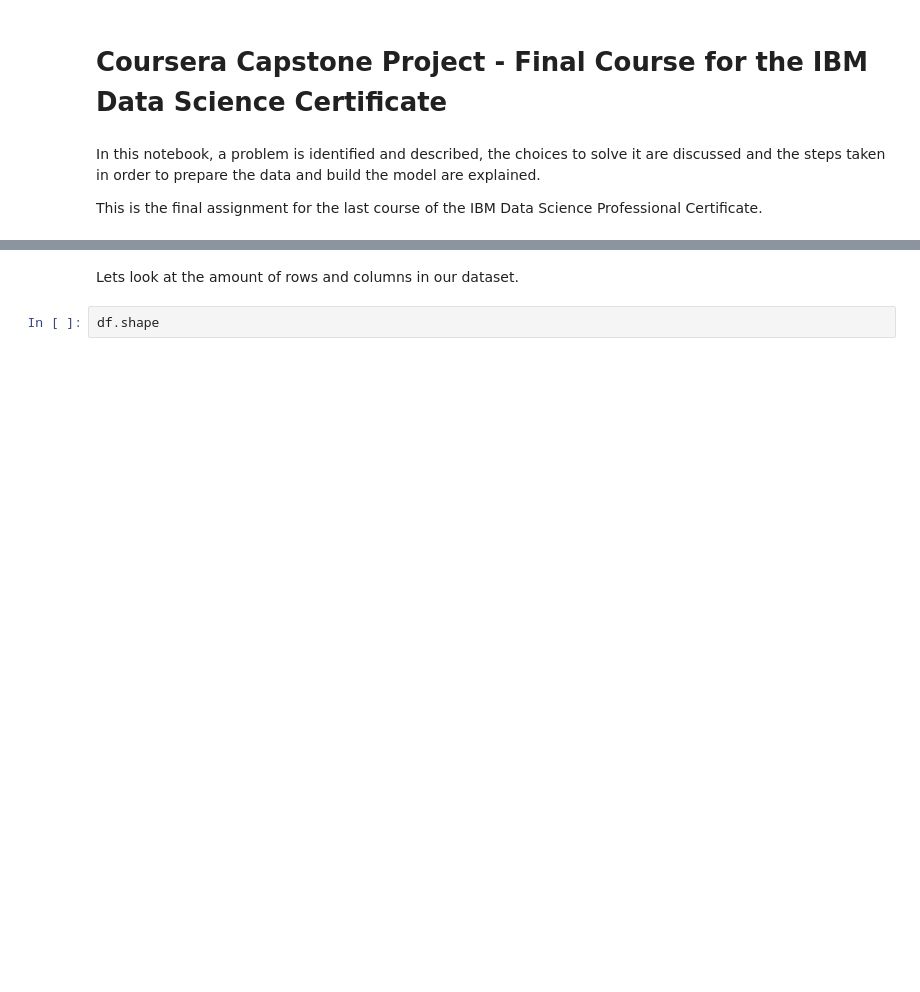
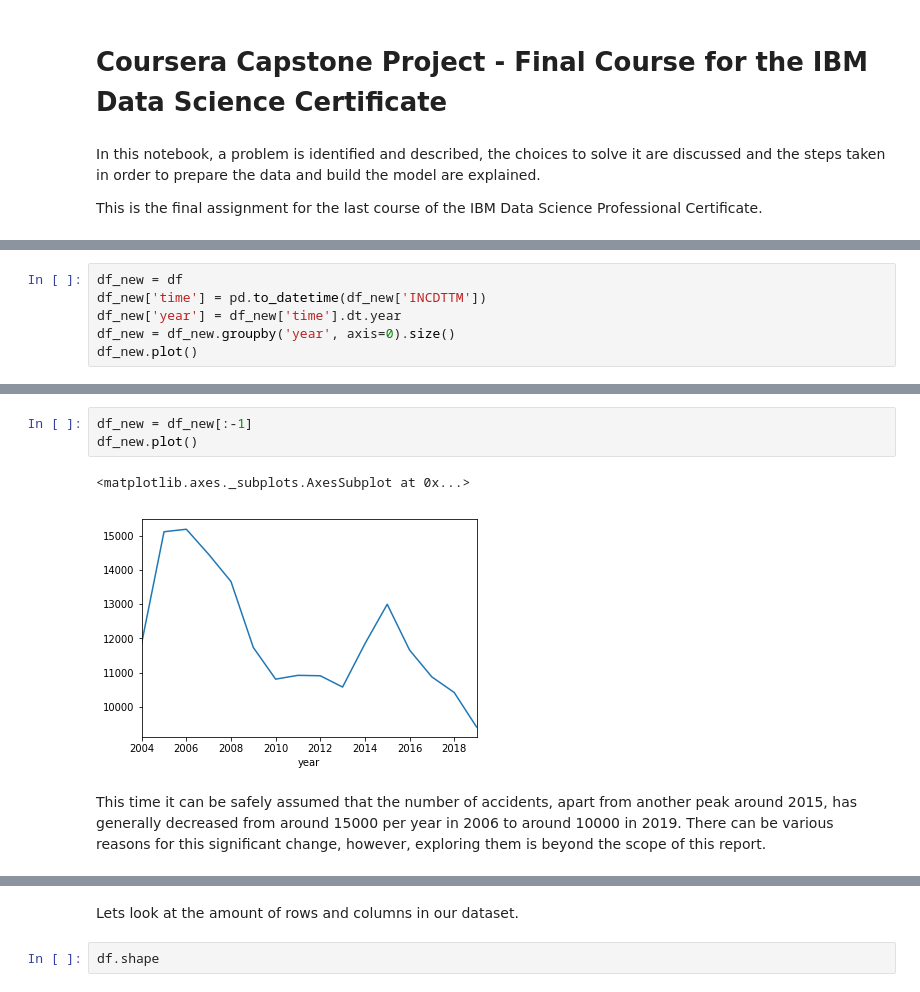
Before and after one commit to pokebaum/Coursera_Capstone, a Jupyter notebook: Capstone Project.ipynb, the cells around one changed output, grey strips where cells are left out. Saved outputs shown, nothing was run; the diff lists cells and outputs as text; blank space fills up the shorter version.

```diff
--- a/Capstone Project.ipynb
+++ b/Capstone Project.ipynb
@@ -16,0 +45,6 @@ The report consists of six Chapters; an Introduction, where the general problem
+# %%
+df_new = df
+df_new['time'] = pd.to_datetime(df_new['INCDTTM'])
+df_new['year'] = df_new['time'].dt.year
+df_new = df_new.groupby('year', axis=0).size()
+df_new.plot()
@@ -16,0 +56,8 @@ The report consists of six Chapters; an Introduction, where the general problem
+# %%
+df_new = df_new[:-1]
+df_new.plot()
+# %% [output]
+<matplotlib.axes._subplots.AxesSubplot at 0x...>
+[figure, added]
+# %% [markdown]
+This time it can be safely assumed that the number of accidents, apart from another peak around 2015, has generally decreased from around 15000 per year in 2006 to around 10000 in 2019. There can be various reasons for this significant change, however, exploring them is beyond the scope of this report.
```
Also changed, not shown: parts of 18 cells of this notebook.
